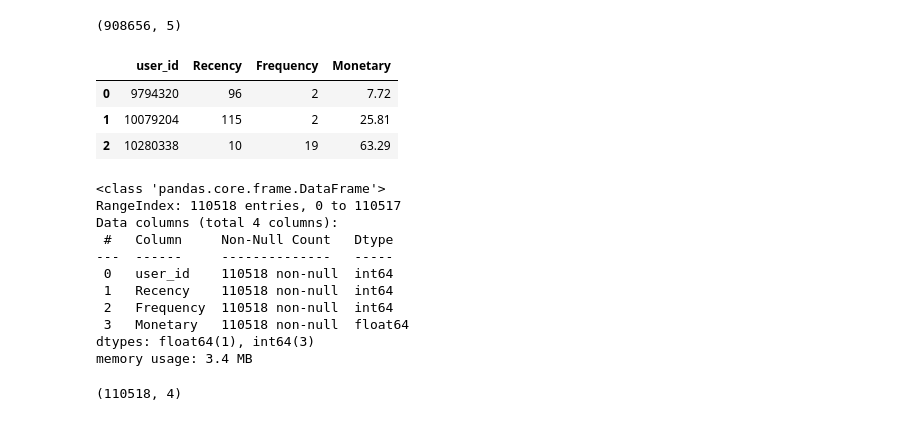
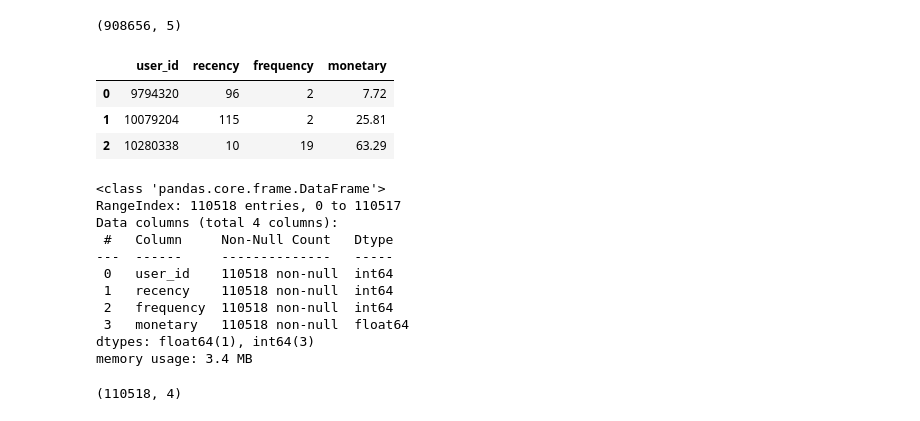
Before and after one commit to infoshareacademy/jdszr16-Datapaparapa, a Jupyter notebook: notebooks/kmeans/Jacek/kmeans_cosmetic_03.ipynb, the cells around one changed output. Cells and saved outputs as stored; diff of their text form; code cells hidden in the pictures.

```diff
--- a/notebooks/kmeans/Jacek/kmeans_cosmetic_03.ipynb
+++ b/notebooks/kmeans/Jacek/kmeans_cosmetic_03.ipynb
@@ -112,30 +115,30 @@ df_sales.shape
 # %%
 # group the data by "user_id", and calcualte each customer's recency, frequency, and monetary value
 
 # step 1: calculate "Recency", set Feb 2020 as the reference month, and use "month" as the unit
 #d={"Oct":4,"Nov":3,"Dec":2,"Jan":1,"Feb":0}
 #df_sales.loc[:,'Recency']=df_sales['month'].map(d)
 df_sales["event_time"] = pd.to_datetime(df_sales["event_time"])
-df_sales.loc[:,'Recency'] = (df_sales["event_time"].max() - df_sales["event_time"]).dt.days
-df_R=df_sales.groupby('user_id')['Recency'].min().reset_index().rename(columns={"0":"Recency"})
+df_sales.loc[:,'recency'] = (df_sales["event_time"].max() - df_sales["event_time"]).dt.days
+df_R=df_sales.groupby('user_id')['recency'].min().reset_index().rename(columns={"0":"recency"})
 
 # step 2: calculate "Frequency"
-df_F=df_sales.groupby('user_id')['event_type'].count().reset_index().rename(columns={"event_type":"Frequency"})
+df_F=df_sales.groupby('user_id')['event_type'].count().reset_index().rename(columns={"event_type":"frequency"})
 
 # step 3: calculate "Monetary"
-df_M=df_sales.groupby('user_id')['price'].sum().reset_index().rename(columns={"price":"Monetary"})
+df_M=df_sales.groupby('user_id')['price'].sum().reset_index().rename(columns={"price":"monetary"})
 
 # step 4: merge "Recency", "Frequency", and "Monetary"
 df_RF=pd.merge(df_R,df_F,on='user_id')
 df_RFM=pd.merge(df_RF,df_M,on='user_id')
 
 # step 5: remove outliers before K-Means clustering
-conditions=np.abs(stats.zscore(df_RFM.loc[:,['Recency','Frequency','Monetary']]) < 3).all(axis=1)
+conditions=np.abs(stats.zscore(df_RFM.loc[:,['recency','frequency','monetary']]) < 3).all(axis=1)
 df_RFM2=df_RFM.loc[conditions,:]
 
 df_RFM2.head(3)
 # %% [output]
-|  | user_id | Recency | Frequency | Monetary |
+|  | user_id | recency | frequency | monetary |
 | 0 | 9794320 | 96 | 2 | 7.72 |
 | 1 | 10079204 | 115 | 2 | 25.81 |
 | 2 | 10280338 | 10 | 19 | 63.29 |
@@ -148,9 +151,9 @@ Data columns (total 4 columns):
  #   Column     Non-Null Count   Dtype
 ---  ------     --------------   -----
  0   user_id    110518 non-null  int64
- 1   Recency    110518 non-null  int64
- 2   Frequency  110518 non-null  int64
- 3   Monetary   110518 non-null  float64
+ 1   recency    110518 non-null  int64
+ 2   frequency  110518 non-null  int64
+ 3   monetary   110518 non-null  float64
 dtypes: float64(1), int64(3)
 memory usage: 3.4 MB
 # %%
```
Also changed, not shown: parts of 16 cells of this notebook, 6 other files.
